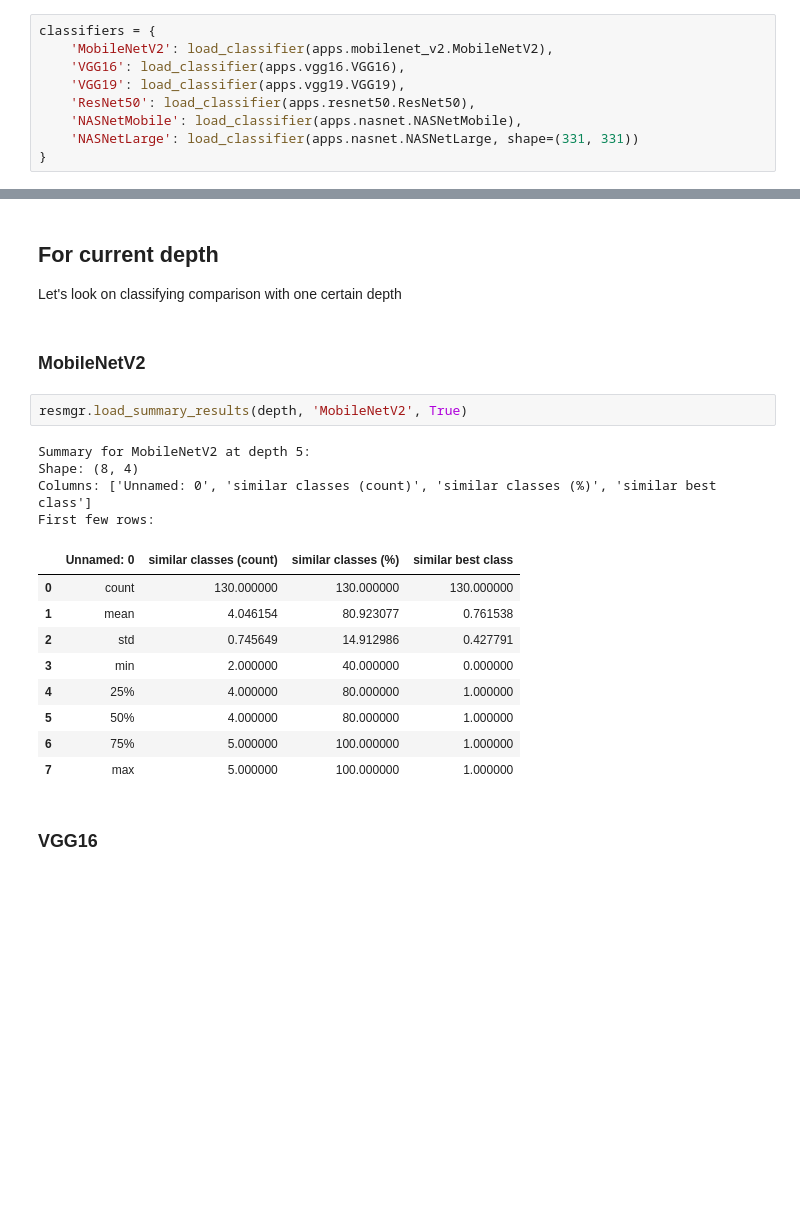
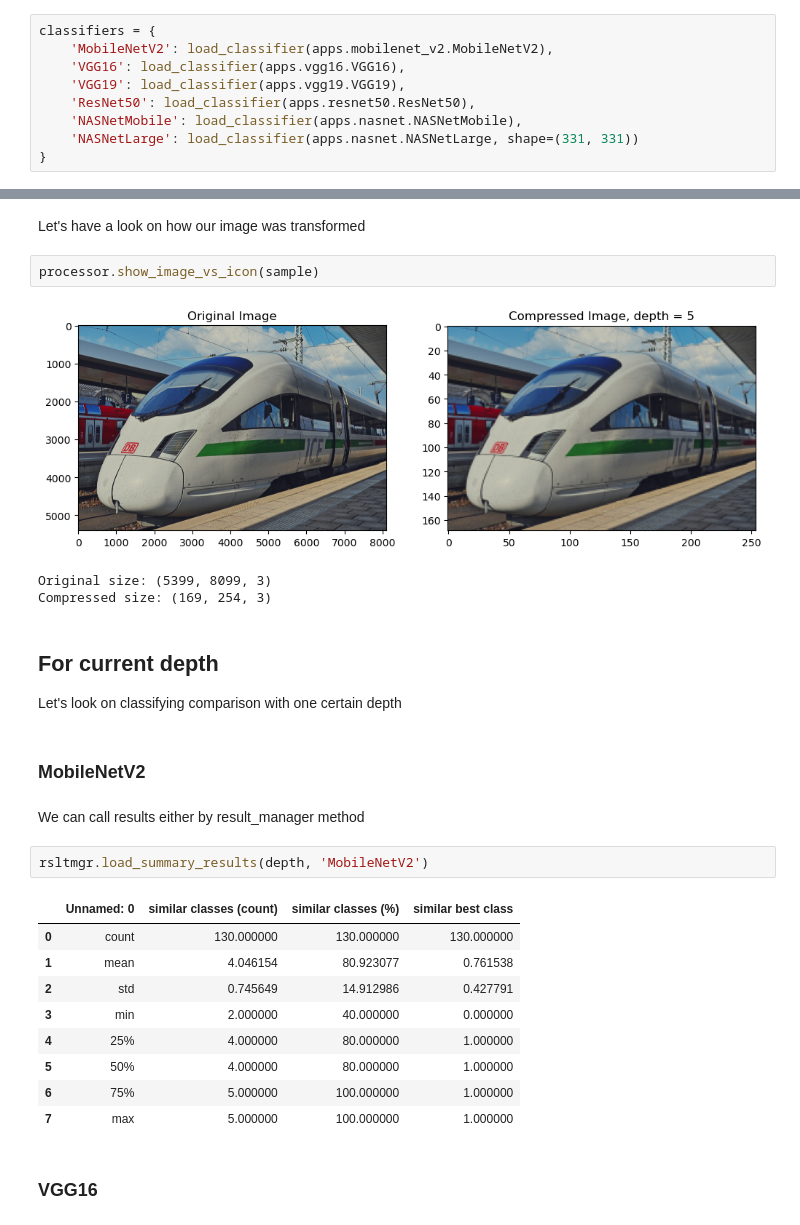
Before and after one commit to Todmount/wicca, a Jupyter notebook: demo.ipynb, the cells around one changed output, grey strips where cells are left out. Saved outputs shown, nothing was run; the diff lists cells and outputs as text; blank space fills up the shorter version.

```diff
--- a/demo.ipynb
+++ b/demo.ipynb
@@ -151,15 +80,21 @@ with concurrent.futures.ThreadPoolExecutor() as executor: # processing multiple
+# %% [markdown]
+Let's have a look on how our image was transformed
+# %%
+processor.show_image_vs_icon(sample)
+# %% [output]
+[figure, added]
+Original size: (5399, 8099, 3)
+Compressed size: (169, 254, 3)
 # %% [markdown]
-## For current depth
+ ## For current depth
 Let's look on classifying comparison with one certain depth
 # %% [markdown]
 ### MobileNetV2
+# %% [markdown]
+We can call results either by result_manager method
 # %%
-resmgr.load_summary_results(depth, 'MobileNetV2', True)
+rsltmgr.load_summary_results(depth, 'MobileNetV2')
 # %% [output]
-Summary for MobileNetV2 at depth 5:
-Shape: (8, 4)
-Columns: ['Unnamed: 0', 'similar classes (count)', 'similar classes (%)', 'similar best class']
-First few rows:
 |  | Unnamed: 0 | similar classes (count) | similar classes (%) | similar best class |
 | 0 | count | 130.000000 | 130.000000 | 130.000000 |
 | 1 | mean | 4.046154 | 80.923077 | 0.761538 |
```
Also changed, not shown: parts of 20 cells of this notebook, 1 other file.
